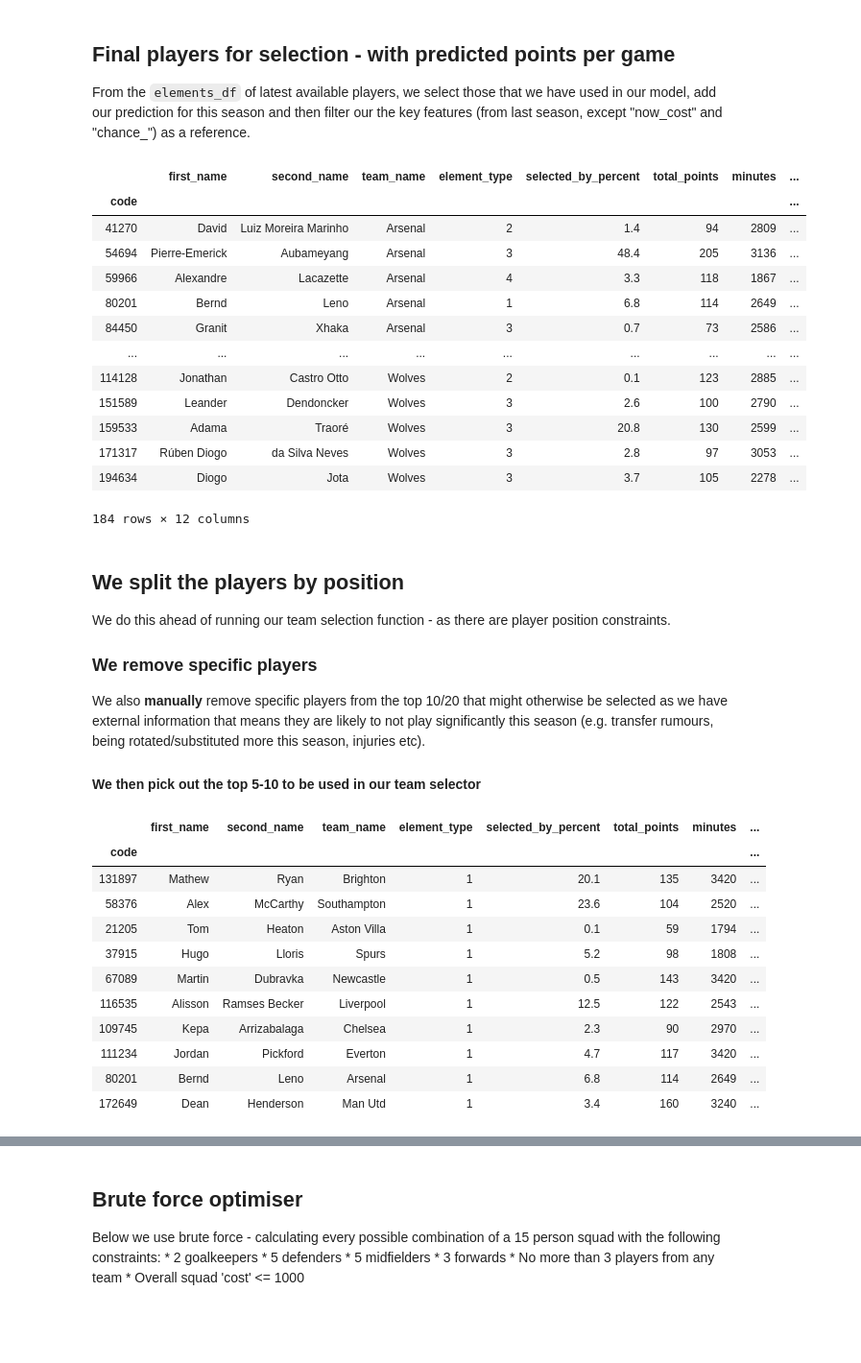
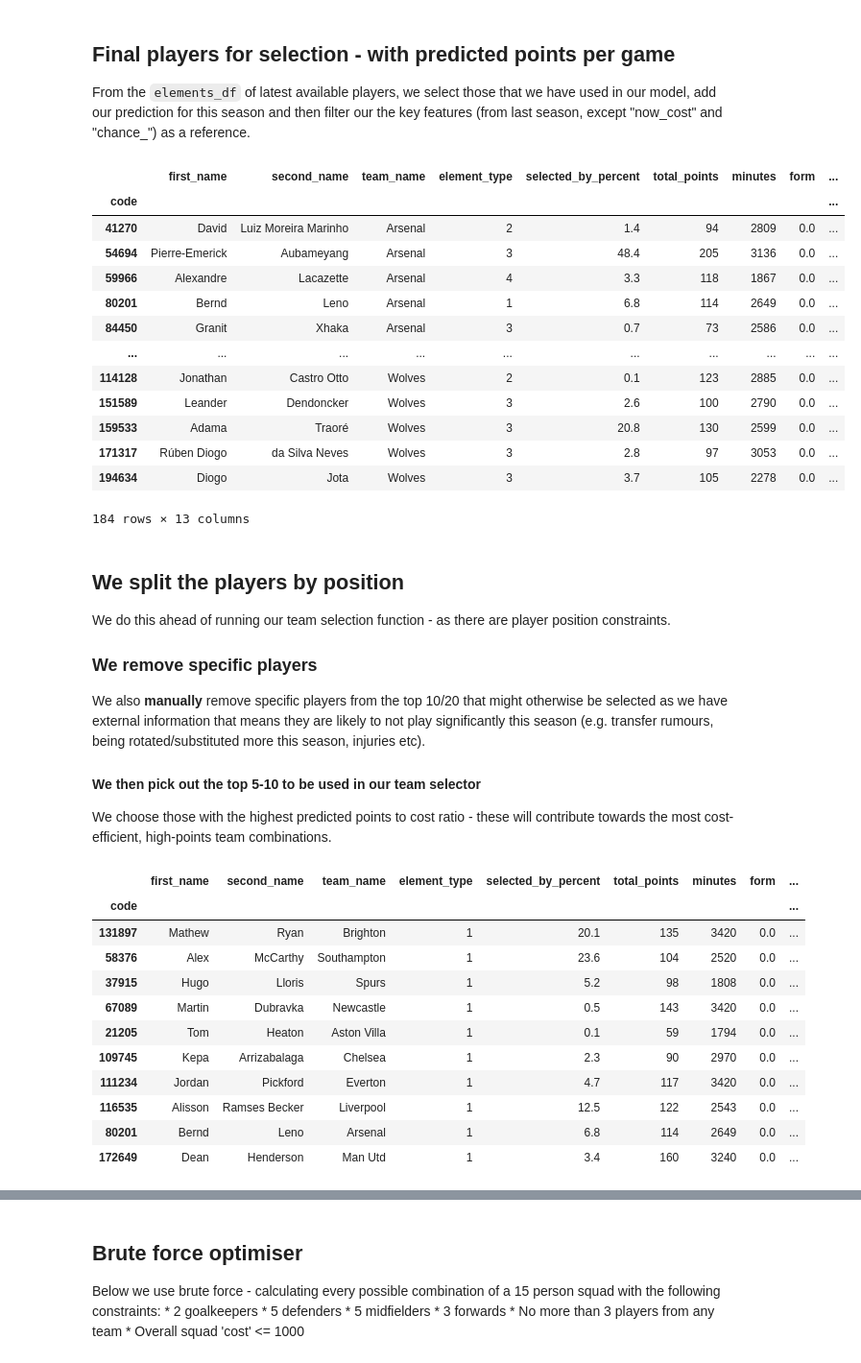
Before and after one commit to CW64-coding/FPL_model, a Jupyter notebook: FPL.ipynb, the cells around one changed output, grey strips where cells are left out. Shown: that part at 96% size. Saved outputs shown, nothing was run; the diff lists cells and outputs as text; code cells hidden in the pictures; blank space fills up the shorter version.

Commit message:
Add files via upload
Cleaned markdowns, fixed feature selection to match original team (re-added "form"), simplified the brute_force_team_selector code.

```diff
--- a/FPL.ipynb
+++ b/FPL.ipynb
@@ -218,7 +216,7 @@ Based on a few iterations with this workbook, the below are the features I belie
 Though only for players that have significant (and consistent) playing time from one season to another.
 # %%
 features = ['first_name', 'second_name', 'team_name', 'element_type',  'now_cost',
-            'selected_by_percent',
+            'selected_by_percent', 'form',
             'influence', 'creativity', 'threat',
             'bps', 'points_per_game', 'total_points',
             'minutes', 'goals_scored', 'assists',
@@ -642,27 +661,27 @@ From the `elements_df` of latest available players, we select those that we have
 # %%
 final_players = elements_df.loc[final_19_20.index,
                                 ["first_name", "second_name", "team_name", "element_type",
-                                 "selected_by_percent", "total_points", "minutes",
+                                 "selected_by_percent", "total_points", "minutes", "form",
                                  "chance_of_playing_next_round",
                                  "now_cost", "points_per_game"]]
 final_players["ppg_prediction"] = y_prediction
 final_players["ppg_pred_over_cost"] = final_players["ppg_prediction"] / final_players["now_cost"]
 final_players
 # %% [output]
-|  | first_name | second_name | team_name | element_type | selected_by_percent | total_points | minutes | ... |
-| code |  |  |  |  |  |  |  | ... |
-| 41270 | David | Luiz Moreira Marinho | Arsenal | 2 | 1.4 | 94 | 2809 | ... |
-| 54694 | Pierre-Emerick | Aubameyang | Arsenal | 3 | 48.4 | 205 | 3136 | ... |
-| 59966 | Alexandre | Lacazette | Arsenal | 4 | 3.3 | 118 | 1867 | ... |
-| 80201 | Bernd | Leno | Arsenal | 1 | 6.8 | 114 | 2649 | ... |
-| 84450 | Granit | Xhaka | Arsenal | 3 | 0.7 | 73 | 2586 | ... |
-| ... | ... | ... | ... | ... | ... | ... | ... | ... |
-| 114128 | Jonathan | Castro Otto | Wolves | 2 | 0.1 | 123 | 2885 | ... |
-| 151589 | Leander | Dendoncker | Wolves | 3 | 2.6 | 100 | 2790 | ... |
-| 159533 | Adama | Traoré | Wolves | 3 | 20.8 | 130 | 2599 | ... |
-| 171317 | Rúben Diogo | da Silva Neves | Wolves | 3 | 2.8 | 97 | 3053 | ... |
-| 194634 | Diogo | Jota | Wolves | 3 | 3.7 | 105 | 2278 | ... |
+|  | first_name | second_name | team_name | element_type | selected_by_percent | total_points | minutes | form | ... |
+| code |  |  |  |  |  |  |  |  | ... |
+| 41270 | David | Luiz Moreira Marinho | Arsenal | 2 | 1.4 | 94 | 2809 | 0.0 | ... |
+| 54694 | Pierre-Emerick | Aubameyang | Arsenal | 3 | 48.4 | 205 | 3136 | 0.0 | ... |
+| 59966 | Alexandre | Lacazette | Arsenal | 4 | 3.3 | 118 | 1867 | 0.0 | ... |
+| 80201 | Bernd | Leno | Arsenal | 1 | 6.8 | 114 | 2649 | 0.0 | ... |
+| 84450 | Granit | Xhaka | Arsenal | 3 | 0.7 | 73 | 2586 | 0.0 | ... |
+| ... | ... | ... | ... | ... | ... | ... | ... | ... | ... |
+| 114128 | Jonathan | Castro Otto | Wolves | 2 | 0.1 | 123 | 2885 | 0.0 | ... |
+| 151589 | Leander | Dendoncker | Wolves | 3 | 2.6 | 100 | 2790 | 0.0 | ... |
+| 159533 | Adama | Traoré | Wolves | 3 | 20.8 | 130 | 2599 | 0.0 | ... |
+| 171317 | Rúben Diogo | da Silva Neves | Wolves | 3 | 2.8 | 97 | 3053 | 0.0 | ... |
+| 194634 | Diogo | Jota | Wolves | 3 | 3.7 | 105 | 2278 | 0.0 | ... |
-184 rows × 12 columns
+184 rows × 13 columns
 # %% [markdown]
 ## We split the players by position
 We do this ahead of running our team selection function - as there are player position constraints.
@@ -671,22 +690,23 @@ We do this ahead of running our team selection function - as there are player po
 We also **manually** remove specific players from the top 10/20 that might otherwise be selected as we have external information that means they are likely to not play significantly this season (e.g. transfer rumours, being rotated/substituted more this season, injuries etc).
 
 #### We then pick out the top 5-10 to be used in our team selector
+We choose those with the highest predicted points to cost ratio - these will contribute towards the most cost-efficient, high-points team combinations.
 # %%
 gk_choice = final_players[final_players["element_type"] == 1]
 gk_choice.sort_values(by = ["ppg_pred_over_cost"], ascending = False).head(10)
 # %% [output]
-|  | first_name | second_name | team_name | element_type | selected_by_percent | total_points | minutes | ... |
-| code |  |  |  |  |  |  |  | ... |
-| 131897 | Mathew | Ryan | Brighton | 1 | 20.1 | 135 | 3420 | ... |
-| 58376 | Alex | McCarthy | Southampton | 1 | 23.6 | 104 | 2520 | ... |
-| 21205 | Tom | Heaton | Aston Villa | 1 | 0.1 | 59 | 1794 | ... |
-| 37915 | Hugo | Lloris | Spurs | 1 | 5.2 | 98 | 1808 | ... |
-| 67089 | Martin | Dubravka | Newcastle | 1 | 0.5 | 143 | 3420 | ... |
-| 116535 | Alisson | Ramses Becker | Liverpool | 1 | 12.5 | 122 | 2543 | ... |
-| 109745 | Kepa | Arrizabalaga | Chelsea | 1 | 2.3 | 90 | 2970 | ... |
-| 111234 | Jordan | Pickford | Everton | 1 | 4.7 | 117 | 3420 | ... |
-| 80201 | Bernd | Leno | Arsenal | 1 | 6.8 | 114 | 2649 | ... |
-| 172649 | Dean | Henderson | Man Utd | 1 | 3.4 | 160 | 3240 | ... |
+|  | first_name | second_name | team_name | element_type | selected_by_percent | total_points | minutes | form | ... |
+| code |  |  |  |  |  |  |  |  | ... |
+| 131897 | Mathew | Ryan | Brighton | 1 | 20.1 | 135 | 3420 | 0.0 | ... |
+| 58376 | Alex | McCarthy | Southampton | 1 | 23.6 | 104 | 2520 | 0.0 | ... |
+| 37915 | Hugo | Lloris | Spurs | 1 | 5.2 | 98 | 1808 | 0.0 | ... |
+| 67089 | Martin | Dubravka | Newcastle | 1 | 0.5 | 143 | 3420 | 0.0 | ... |
+| 21205 | Tom | Heaton | Aston Villa | 1 | 0.1 | 59 | 1794 | 0.0 | ... |
+| 109745 | Kepa | Arrizabalaga | Chelsea | 1 | 2.3 | 90 | 2970 | 0.0 | ... |
+| 111234 | Jordan | Pickford | Everton | 1 | 4.7 | 117 | 3420 | 0.0 | ... |
+| 116535 | Alisson | Ramses Becker | Liverpool | 1 | 12.5 | 122 | 2543 | 0.0 | ... |
+| 80201 | Bernd | Leno | Arsenal | 1 | 6.8 | 114 | 2649 | 0.0 | ... |
+| 172649 | Dean | Henderson | Man Utd | 1 | 3.4 | 160 | 3240 | 0.0 | ... |
 # %%
 # delete injured and transfer/rotation risks
 
```
Also changed, not shown: parts of 36 cells of this notebook.
